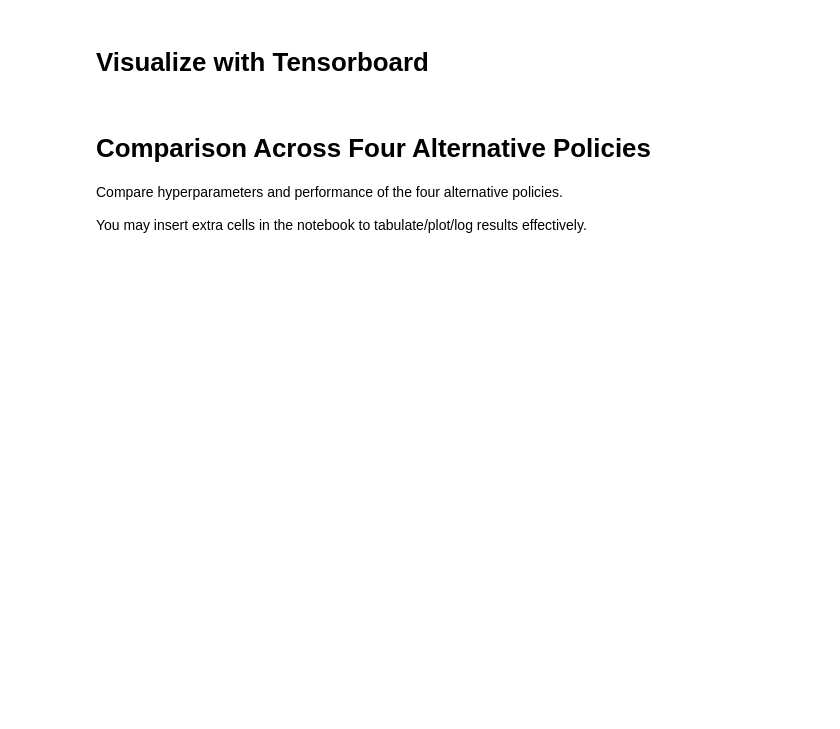
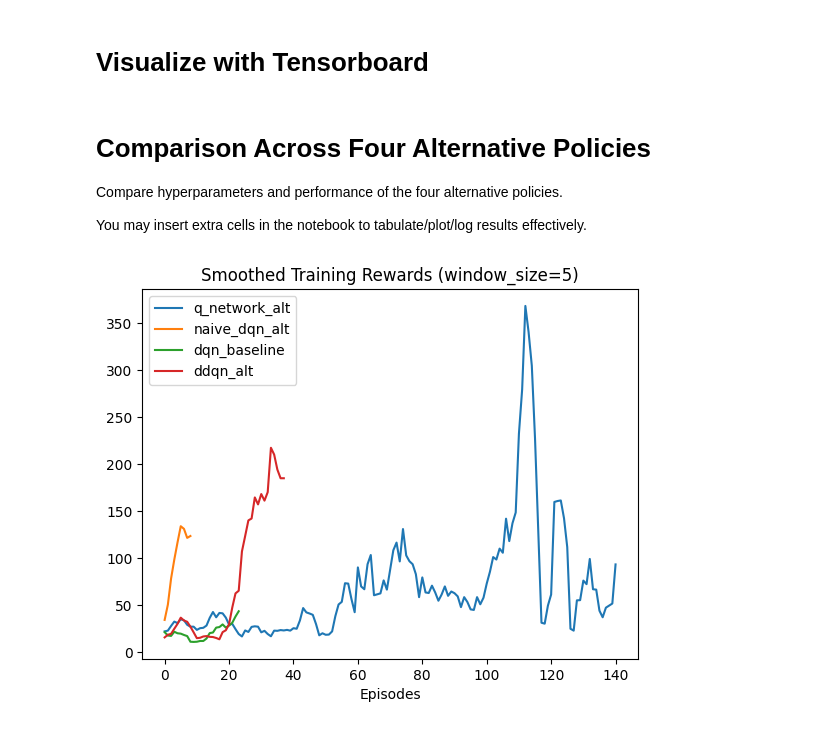
Before and after one commit to andychong23/IE4213_Part2_Assignment, a Jupyter notebook: EE4802- IE4213-Group06-Colab.ipynb, the cells around one changed output. Cells and saved outputs as stored; diff of their text form; code cells hidden in the pictures; blank space fills up the shorter version.

```diff
--- a/EE4802- IE4213-Group06-Colab.ipynb
+++ b/EE4802- IE4213-Group06-Colab.ipynb
@@ -2394,0 +2393,42 @@ You may insert extra cells in the notebook to tabulate/plot/log results effectiv
+# %%
+def generate_smoothed_rewards(training_rewards: np.array, window_size=20):
+    if len(training_rewards) < window_size:
+        return np.array([i for i in range(len(training_rewards))]), training_rewards
+
+    smoothed_outputs = []
+
+    for idx in range(len(training_rewards) - window_size + 1):
+        smoothed_outputs.append(np.mean(training_rewards[idx:idx+window_size]))
+
+    return np.array([i for i in range(len(smoothed_outputs))]), np.array(smoothed_outputs)
+# %%
+import matplotlib.pyplot as plt
+
+# [Write Code]
+training_rwd_files = [
+    'q_net_baseline_alt_train_reward.csv',
+    'naive_dqn_alt_train_reward.csv',
+    'dqn_baseline_train_reward.csv',
+    'ddqn_alt_train_reward.csv'
+]
+
+plot_name = [
+    'q_network_alt',
+    'naive_dqn_alt',
+    'dqn_baseline',
+    'ddqn_alt'
+]
+
+window_size = 5
+
+for file_name, plot_name in zip(training_rwd_files, plot_name):
+    training_rewards = np.genfromtxt(file_name)
+    x_vals, y_vals = generate_smoothed_rewards(training_rewards, window_size=window_size)
+    plt.plot(x_vals, y_vals, label=plot_name)
+
+plt.xlabel('Episodes')
+plt.title(f'Smoothed Training Rewards (window_size={window_size})')
+plt.legend()
+plt.show()
+# %% [output]
+[figure, added]
```
Also changed, not shown: parts of 6 cells of this notebook, 6 other files.
